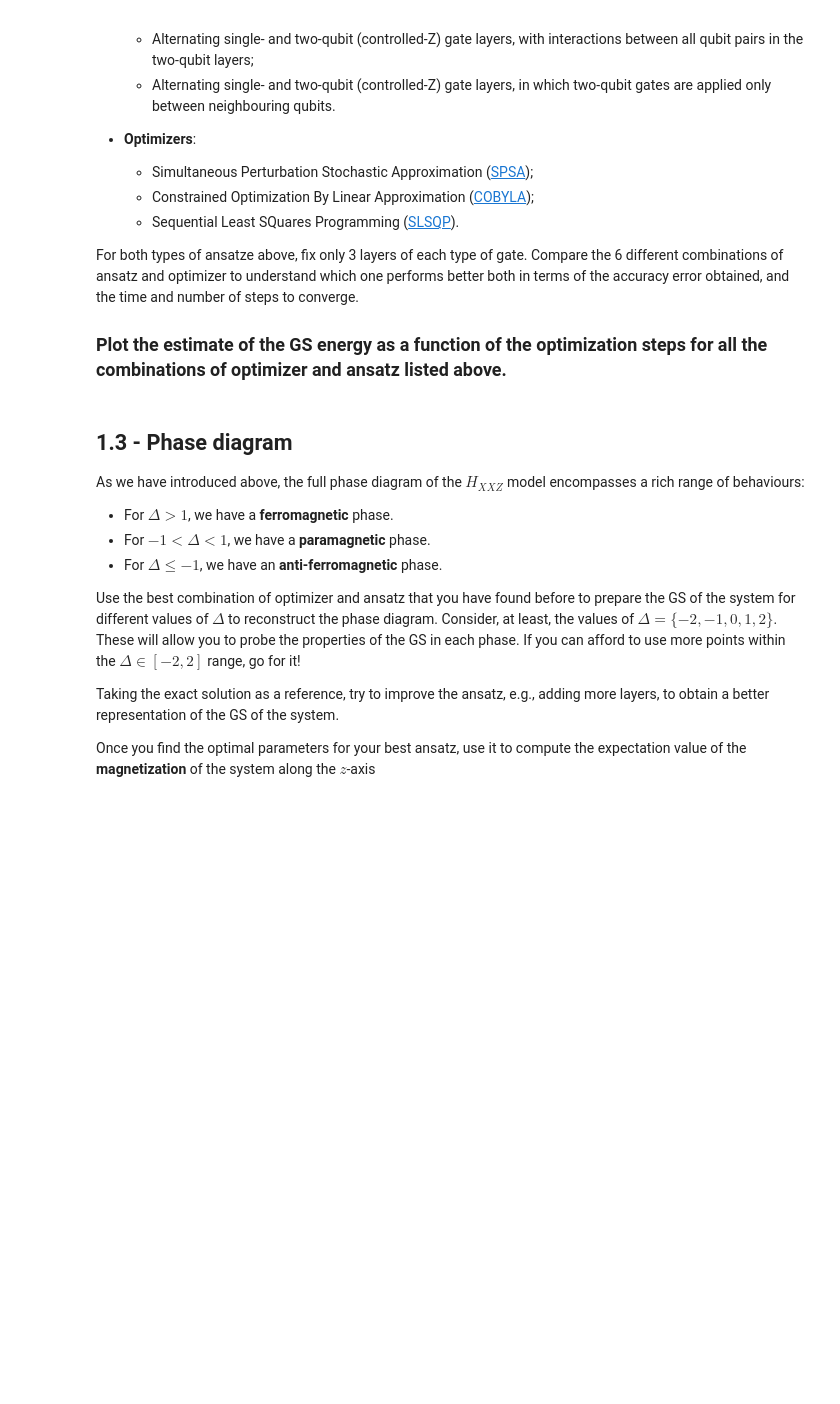
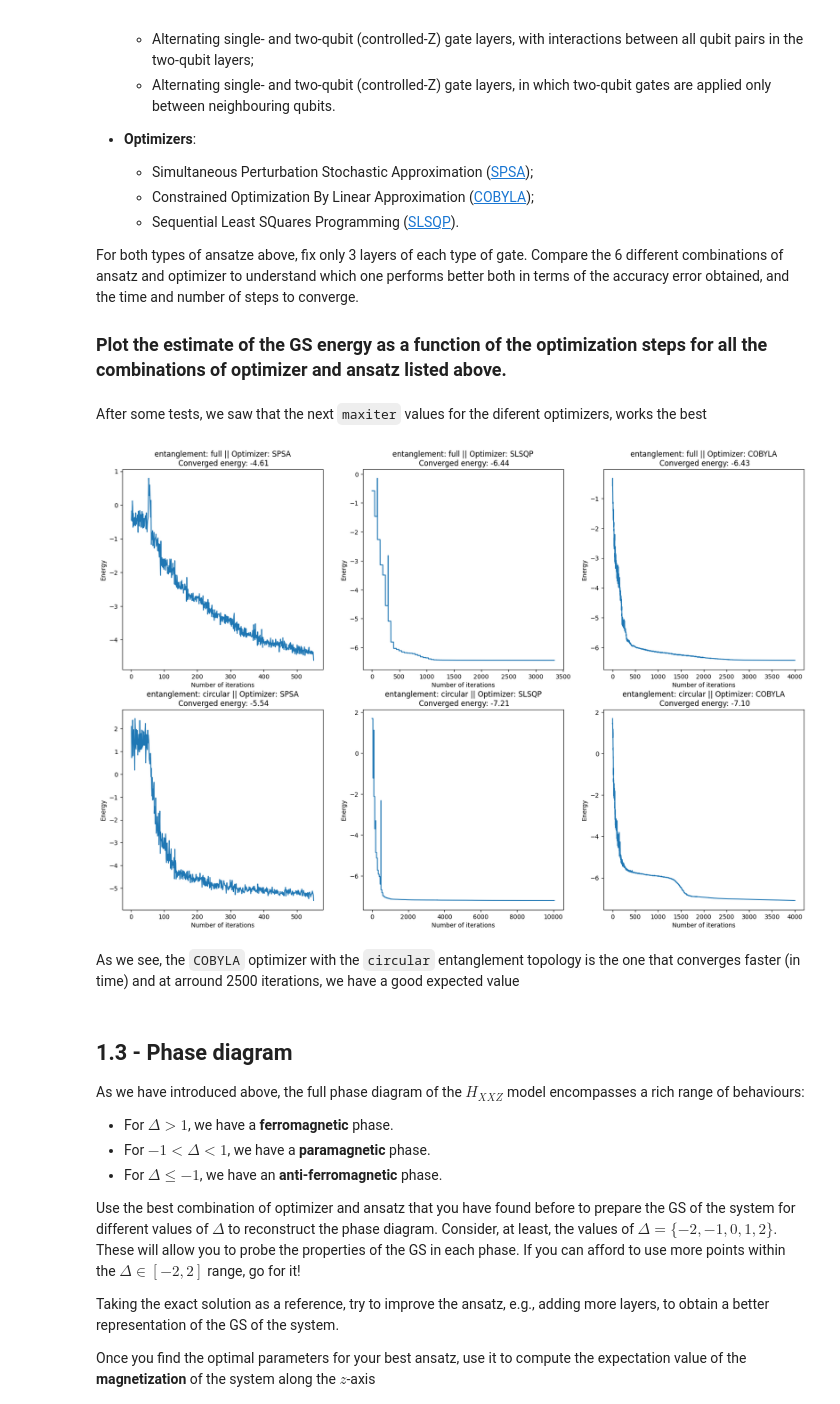
Before and after one commit to QuantumBarcelona/Qiskit-Hackathon-BCN, a Jupyter notebook: challenges/ICFO_challenge.ipynb, the cells around one changed output. Drawn from its saved outputs; the diff is of its cells as text; code cells hidden in the pictures; blank space fills up the shorter version.

```diff
--- a/challenges/ICFO_challenge.ipynb
+++ b/challenges/ICFO_challenge.ipynb
@@ -360,3 +398,40 @@ For both types of ansatze above, fix only 3 layers of each type of gate. Compare
+# %% [markdown]
+After some tests, we saw that the next `maxiter` values for the diferent optimizers, works the best
+# %%
+import pandas as pd
+from qiskit.algorithms.optimizers import SPSA, SLSQP, COBYLA
+maxiter=250
+maxiter_cobyla=4000
+
+entanglement_options = ["full","circular"]
+optimizers = [SPSA(maxiter=maxiter),SLSQP(maxiter=maxiter),COBYLA(maxiter=maxiter_cobyla)]
+dataframes = []
+for entanglement in entanglement_options:
+    k=0
+    for optimizer in optimizers:
+        k=k+1
+        values,counts,_ = vqe_counts(entanglement,optimizer)
+        dataframes.append(pd.DataFrame({f'values{entanglement}{k}':values,f'counts{entanglement}{k}':counts}))
+# %%
+import matplotlib.pyplot as plt
+optimizer_names = ["SPSA","SLSQP","COBYLA"]
+fig, ax = plt.subplots(2,3,figsize=(20,13))
+for i in range(6):
+    file_name="full"
+    k=i+1
+    if i>2:
+        file_name="circular"
+        k=i-2
+    plt.subplot(2,3,i+1)
+    plt.plot(dataframes[i][f'counts{file_name}{k}'],dataframes[i][f'values{file_name}{k}'])
+    plt.xlabel("Number of iterations")
+    plt.ylabel("Energy")
+    string = f"{dataframes[i][f'values{file_name}{k}'].values[-1]:.2f}"
+    plt.title(f'entanglement: {file_name} || Optimizer: {optimizer_names[k-1]}\n Converged energy: {string}')
+# %% [output]
+[figure, added]
+# %% [markdown]
+As we see, the `COBYLA` optimizer with the `circular` entanglement topology is the one that converges faster (in time) and at arround 2500 iterations, we have a good expected value
 # %% [markdown]
 ## 1.3 - Phase diagram
 
```
Also changed, not shown: parts of 29 cells of this notebook.
